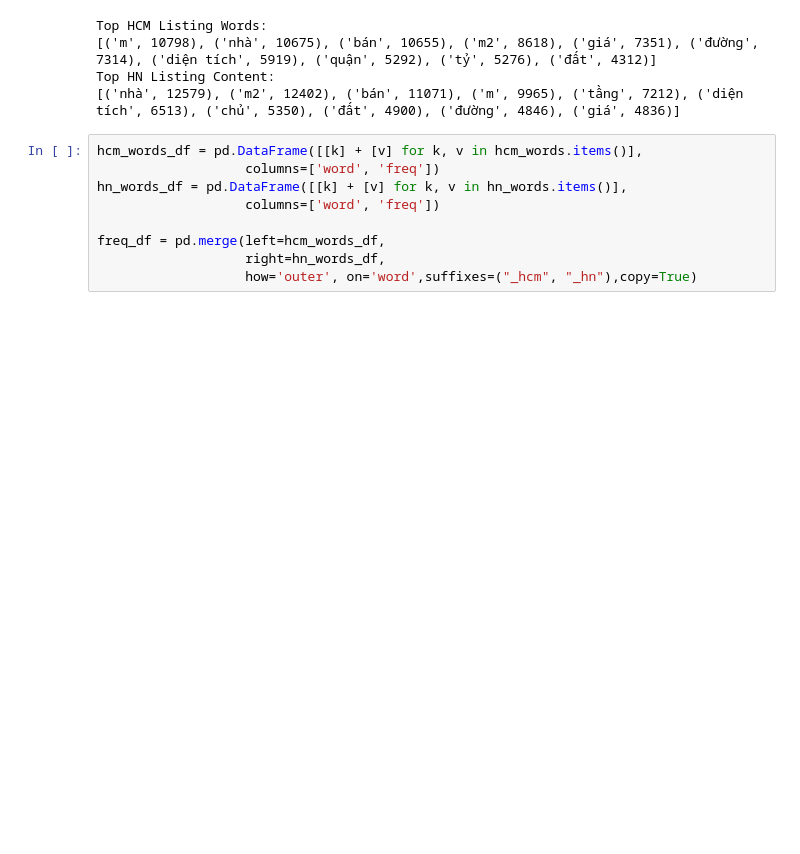
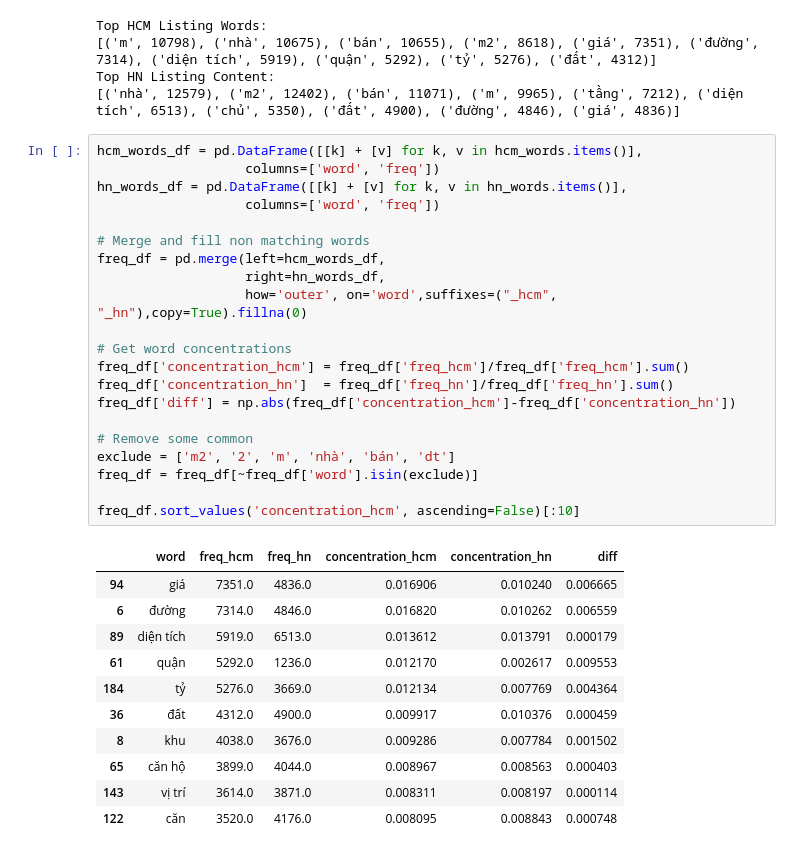
Before and after one commit to taidnguyen/scraper-batdongsan, a Jupyter notebook: analysis/trends.ipynb, the cells around one changed output. Saved outputs shown, nothing was run; the diff lists cells and outputs as text; blank space fills up the shorter version.

```diff
--- a/analysis/trends.ipynb
+++ b/analysis/trends.ipynb
@@ -448,9 +450,33 @@ Top HN Listing Content:
 # %%
 hcm_words_df = pd.DataFrame([[k] + [v] for k, v in hcm_words.items()],
                    columns=['word', 'freq'])
 hn_words_df = pd.DataFrame([[k] + [v] for k, v in hn_words.items()],
                    columns=['word', 'freq'])
 
+# Merge and fill non matching words
 freq_df = pd.merge(left=hcm_words_df,
                    right=hn_words_df,
-                   how='outer', on='word',suffixes=("_hcm", "_hn"),copy=True)
+                   how='outer', on='word',suffixes=("_hcm", "_hn"),copy=True).fillna(0)
+
+# Get word concentrations
+freq_df['concentration_hcm'] = freq_df['freq_hcm']/freq_df['freq_hcm'].sum()
+freq_df['concentration_hn']  = freq_df['freq_hn']/freq_df['freq_hn'].sum()
+freq_df['diff'] = np.abs(freq_df['concentration_hcm']-freq_df['concentration_hn'])
+
+# Remove some common
+exclude = ['m2', '2', 'm', 'nhà', 'bán', 'dt']
+freq_df = freq_df[~freq_df['word'].isin(exclude)]
+
+freq_df.sort_values('concentration_hcm', ascending=False)[:10]
+# %% [output]
+|  | word | freq_hcm | freq_hn | concentration_hcm | concentration_hn | diff |
+| 94 | giá | 7351.0 | 4836.0 | 0.016906 | 0.010240 | 0.006665 |
+| 6 | đường | 7314.0 | 4846.0 | 0.016820 | 0.010262 | 0.006559 |
+| 89 | diện tích | 5919.0 | 6513.0 | 0.013612 | 0.013791 | 0.000179 |
+| 61 | quận | 5292.0 | 1236.0 | 0.012170 | 0.002617 | 0.009553 |
+| 184 | tỷ | 5276.0 | 3669.0 | 0.012134 | 0.007769 | 0.004364 |
+| 36 | đất | 4312.0 | 4900.0 | 0.009917 | 0.010376 | 0.000459 |
+| 8 | khu | 4038.0 | 3676.0 | 0.009286 | 0.007784 | 0.001502 |
+| 65 | căn hộ | 3899.0 | 4044.0 | 0.008967 | 0.008563 | 0.000403 |
+| 143 | vị trí | 3614.0 | 3871.0 | 0.008311 | 0.008197 | 0.000114 |
+| 122 | căn | 3520.0 | 4176.0 | 0.008095 | 0.008843 | 0.000748 |
```
Also changed, not shown: parts of 4 cells of this notebook.
